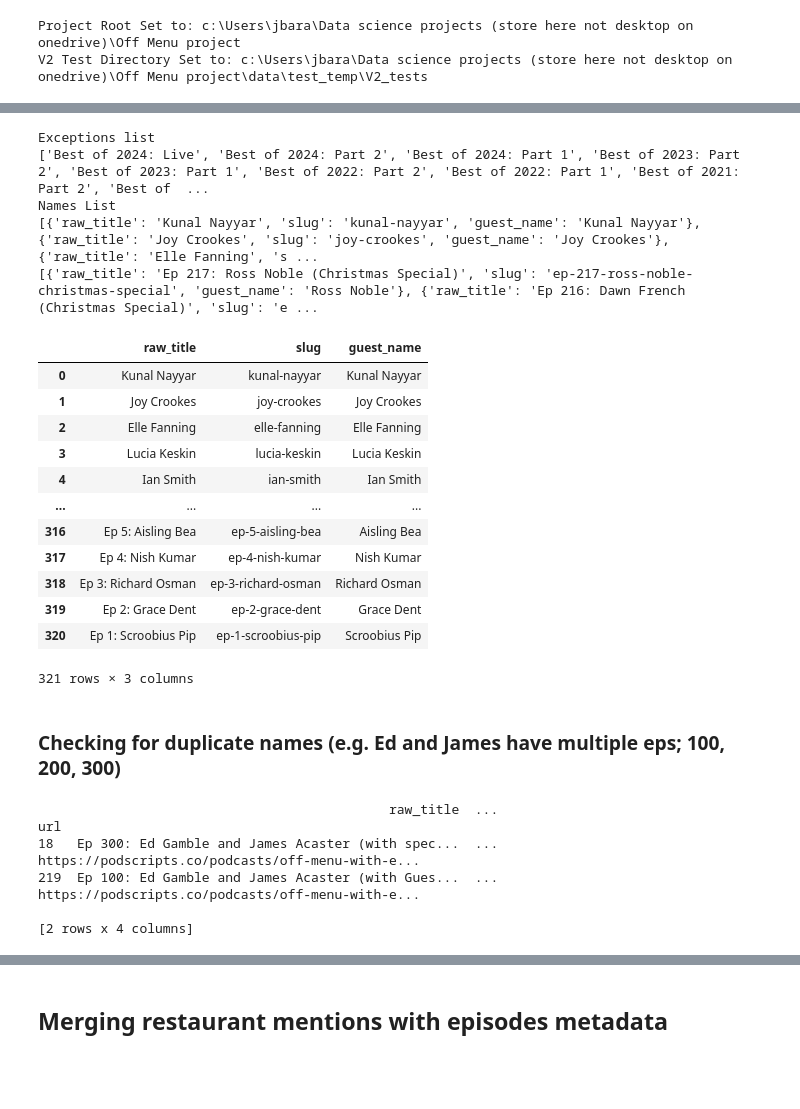
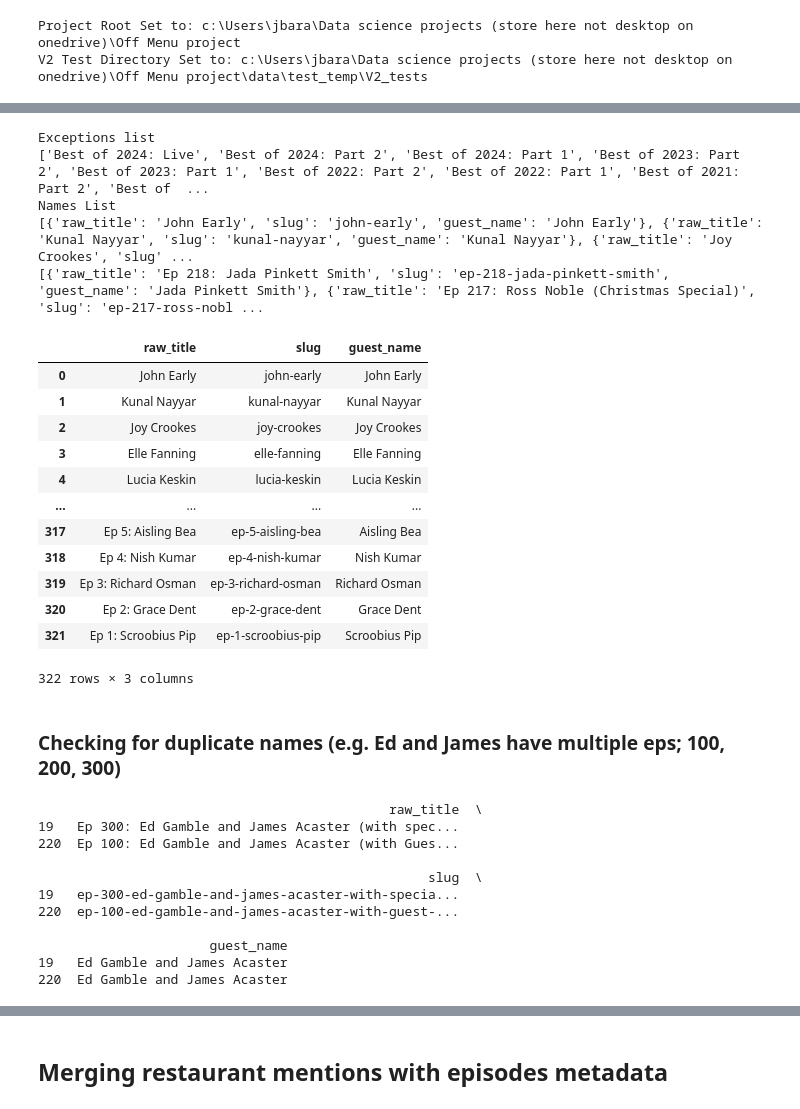
Before and after one commit to JAnders228/off-menu-restaurant-mention-locator, a Jupyter notebook: notebooks/V2_new_names_sandbox.ipynb, the cells around one changed output, grey strips where cells are left out. Drawn from its saved outputs; the diff is of its cells as text; code cells hidden in the pictures; blank space fills up the shorter version.

```diff
--- a/notebooks/V2_new_names_sandbox.ipynb
+++ b/notebooks/V2_new_names_sandbox.ipynb
@@ -93,6 +74,6 @@ print("Test HTML data downloaded.")
 # %%
-# Turning "create_numbers_names_dict_from_html" into => create_ep_names_slugs_list_from_html
-# The function calls _create_epnumber_epname_dict, which will need editing
+# --- Converting "create_numbers_names_dict_from_html" into => create_ep_names_slugs_list_from_html ---
+# Note: this function calls _create_epnumber_epname_dict, which will also need editing
 
 # -------------------------
 # 1 slugify helper
@@ -145,7 +126,7 @@ def extract_guest_name(raw_title: str) -> str:
     return candidate
 
 
-def create_tuple_inc_ep_slugs_and_guests_list_from_html(html_string: str) -> Tuple[List[Dict[str, Any]], List[str]]:
+def create_tuple_inc_ep_slugs_guests_list_from_html(html_string: str) -> Tuple[List[Dict[str, Any]], List[str]]:
     """
     Parse episodes HTML and return a tuple:
       (
@@ -186,52 +167,57 @@ def create_tuple_inc_ep_slugs_and_guests_list_from_html(html_string: str) -> Tup
 
     # 4. Return both lists as a tuple
     return records, exceptions
-
-# --- Running test
-
-episodes_html_str = try_read_html_string_from_filepath(test_episodes_html_filepath)
-
-test_episodes_list = create_tuple_inc_ep_slugs_and_guests_list_from_html(episodes_html_str)
-
-print("Exceptions list")
-print(test_episodes_list[1])
-
-print("Names List")
-print(test_episodes_list[0][:10])
-print(test_episodes_list[0][100:110])
 # %% [output]
 Exceptions list
 ['Best of 2024: Live', 'Best of 2024: Part 2', 'Best of 2024: Part 1', 'Best of 2023: Part 2', 'Best of 2023: Part 1', 'Best of 2022: Part 2', 'Best of 2022: Part 1', 'Best of 2021: Part 2', 'Best of  ...
 Names List
-[{'raw_title': 'Kunal Nayyar', 'slug': 'kunal-nayyar', 'guest_name': 'Kunal Nayyar'}, {'raw_title': 'Joy Crookes', 'slug': 'joy-crookes', 'guest_name': 'Joy Crookes'}, {'raw_title': 'Elle Fanning', 's ...
-[{'raw_title': 'Ep 217: Ross Noble (Christmas Special)', 'slug': 'ep-217-ross-noble-christmas-special', 'guest_name': 'Ross Noble'}, {'raw_title': 'Ep 216: Dawn French (Christmas Special)', 'slug': 'e ...
+[{'raw_title': 'John Early', 'slug': 'john-early', 'guest_name': 'John Early'}, {'raw_title': 'Kunal Nayyar', 'slug': 'kunal-nayyar', 'guest_name': 'Kunal Nayyar'}, {'raw_title': 'Joy Crookes', 'slug' ...
+[{'raw_title': 'Ep 218: Jada Pinkett Smith', 'slug': 'ep-218-jada-pinkett-smith', 'guest_name': 'Jada Pinkett Smith'}, {'raw_title': 'Ep 217: Ross Noble (Christmas Special)', 'slug': 'ep-217-ross-nobl ...
+# %%
+# --- Test: Creating raw title, slug, guest name list of dicts using create_tuple_inc_ep_slugs_guests_list_from_html ---
+
+episodes_html_str = try_read_html_string_from_filepath(test_episodes_html_filepath)
+
+test_episodes_list = create_tuple_inc_ep_slugs_guests_list_from_html(episodes_html_str)
+
+print("Exceptions list")
+print(test_episodes_list[1])
+
+print("Names List")
+print(test_episodes_list[0][:10])
+print(test_episodes_list[0][100:110])
 # %%
+# --- Function converting list of dicts (of raw title, slug, guest name) into dataframe + test
+
 def create_slugs_guests_df_from_list_of_dict(titles_list: Dict) -> pd.DataFrame:
     """
     Takes the list of dicts of raw titles, slugs and guest names and returns a dataframe
     """
     df_episodes_metadata = pd.DataFrame(titles_list)
     return df_episodes_metadata
 
-test_eps_metadata_df = create_slugs_guests_df_from_dict(test_episodes_list[0])
+# --- test generating all episodes raw title, slug, guest name dataframe
+test_eps_metadata_df = create_slugs_guests_df_from_list_of_dict(test_episodes_list[0])
 test_eps_metadata_df
 # %% [output]
 |  | raw_title | slug | guest_name |
-| 0 | Kunal Nayyar | kunal-nayyar | Kunal Nayyar |
-| 1 | Joy Crookes | joy-crookes | Joy Crookes |
-| 2 | Elle Fanning | elle-fanning | Elle Fanning |
-| 3 | Lucia Keskin | lucia-keskin | Lucia Keskin |
-| 4 | Ian Smith | ian-smith | Ian Smith |
+| 0 | John Early | john-early | John Early |
+| 1 | Kunal Nayyar | kunal-nayyar | Kunal Nayyar |
+| 2 | Joy Crookes | joy-crookes | Joy Crookes |
+| 3 | Elle Fanning | elle-fanning | Elle Fanning |
+| 4 | Lucia Keskin | lucia-keskin | Lucia Keskin |
 | ... | ... | ... | ... |
-| 316 | Ep 5: Aisling Bea | ep-5-aisling-bea | Aisling Bea |
-| 317 | Ep 4: Nish Kumar | ep-4-nish-kumar | Nish Kumar |
-| 318 | Ep 3: Richard Osman | ep-3-richard-osman | Richard Osman |
-| 319 | Ep 2: Grace Dent | ep-2-grace-dent | Grace Dent |
-| 320 | Ep 1: Scroobius Pip | ep-1-scroobius-pip | Scroobius Pip |
+| 317 | Ep 5: Aisling Bea | ep-5-aisling-bea | Aisling Bea |
+| 318 | Ep 4: Nish Kumar | ep-4-nish-kumar | Nish Kumar |
+| 319 | Ep 3: Richard Osman | ep-3-richard-osman | Richard Osman |
+| 320 | Ep 2: Grace Dent | ep-2-grace-dent | Grace Dent |
+| 321 | Ep 1: Scroobius Pip | ep-1-scroobius-pip | Scroobius Pip |
-321 rows × 3 columns
+322 rows × 3 columns
 # %% [markdown]
 ### Checking for duplicate names (e.g. Ed and James have multiple eps; 100, 200, 300)
 # %%
+# --- Test to check for duplicate Ed and James GUEST NAME, confirmed duplicate. Use slugs as unique IDs ---
+
 filter_condition = test_eps_metadata_df['guest_name'] == "Ed Gamble and James Acaster"
 
 # 2. Apply the Filter to the DataFrame
@@ -242,8 +228,14 @@ specific_guest_rows = test_eps_metadata_df[filter_condition]
 # 3. View the results
 print(specific_guest_rows)
 # %% [output]
-                                             raw_title  ...                                                url
-18   Ep 300: Ed Gamble and James Acaster (with spec...  ...  https://podscripts.co/podcasts/off-menu-with-e...
-219  Ep 100: Ed Gamble and James Acaster (with Gues...  ...  https://podscripts.co/podcasts/off-menu-with-e...
+                                             raw_title  \
+19   Ep 300: Ed Gamble and James Acaster (with spec...
+220  Ep 100: Ed Gamble and James Acaster (with Gues...
 
-[2 rows x 4 columns]
+                                                  slug  \
+19   ep-300-ed-gamble-and-james-acaster-with-specia...
+220  ep-100-ed-gamble-and-james-acaster-with-guest-...
+
+                      guest_name
+19   Ed Gamble and James Acaster
+220  Ed Gamble and James Acaster
```
Also changed, not shown: parts of 46 cells of this notebook, 3 other files.
